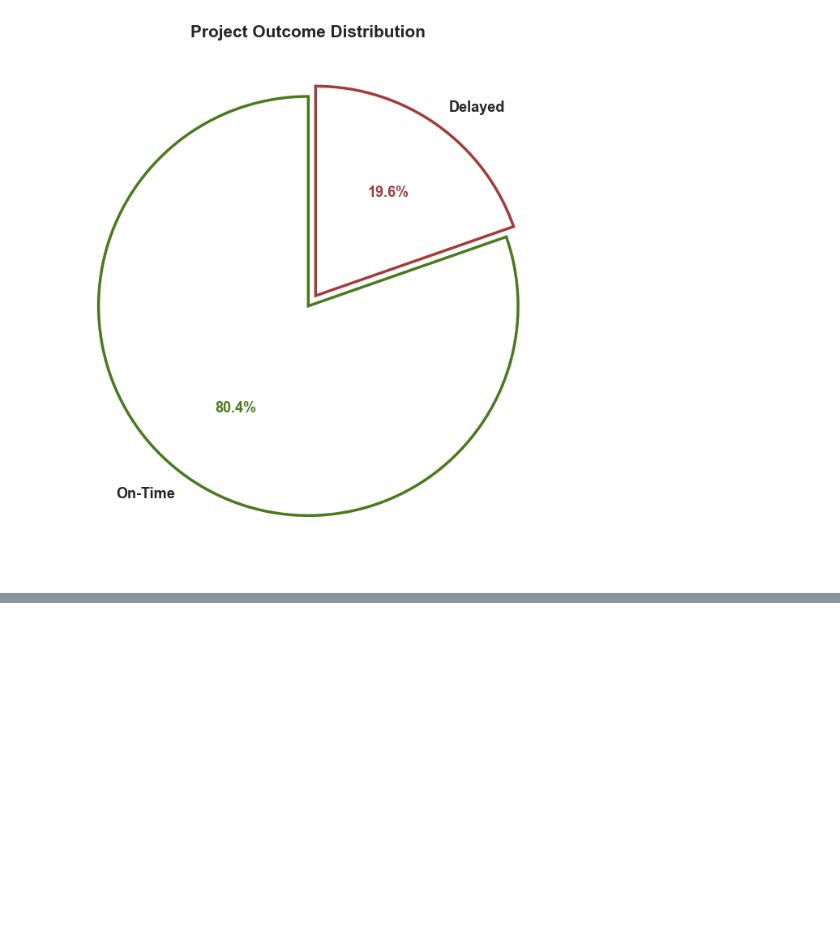
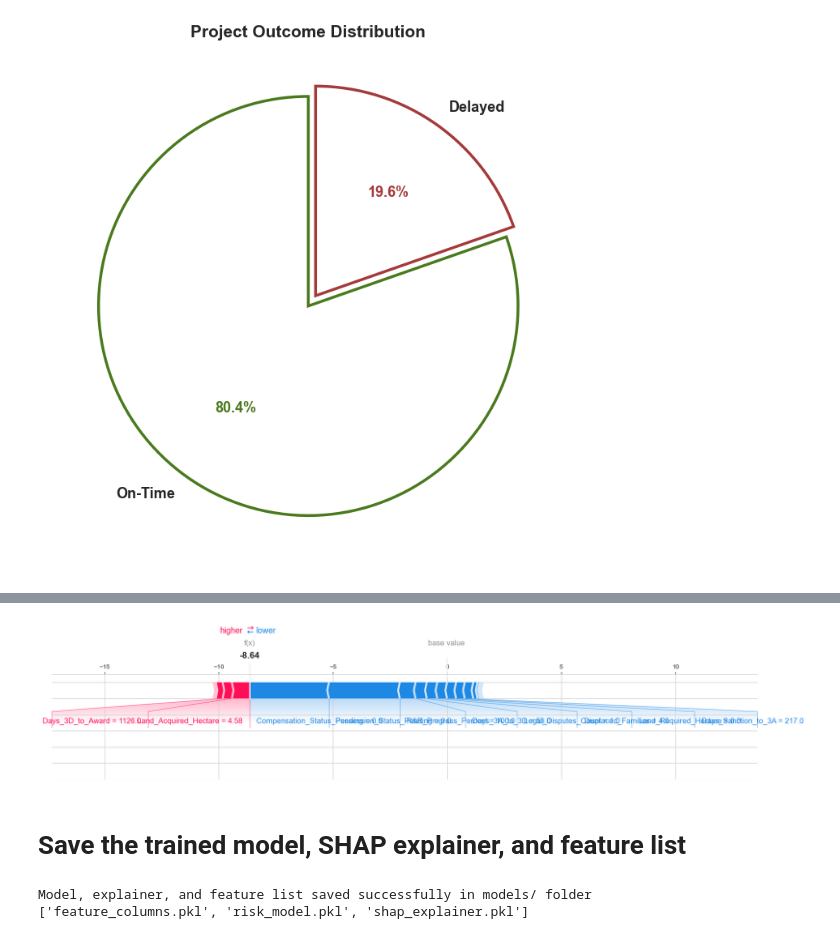
Before and after one commit to Butkii025/BhuNirvighna-Ai, a Jupyter notebook: notebook.ipynb, the cells around one changed output, grey strips where cells are left out. Cells and saved outputs as stored; diff of their text form; code cells hidden in the pictures; blank space fills up the shorter version.

```diff
--- a/notebook.ipynb
+++ b/notebook.ipynb
@@ -281,0 +518,38 @@ plt.show()
+# %%
+# Explain ONE specific project's prediction
+
+sample_idx = 0
+shap.force_plot(
+    explainer.expected_value, shap_values[sample_idx], X_test.iloc[sample_idx],
+    matplotlib=True, show=False
+)
+
+
+plt.savefig("visuals/11_shap_force_plot_sample.png", dpi=200, bbox_inches='tight')
+
+plt.show()
+# %% [output]
+[figure, added]
+# %% [markdown]
+# Save the trained model, SHAP explainer, and feature list
+# %%
+import joblib
+import os
+
+os.makedirs("models", exist_ok=True)
+
+# Save the trained model (use whichever performed better — assuming XGBoost)
+joblib.dump(xgb_model, "models/risk_model.pkl")
+
+# Save the SHAP explainer
+joblib.dump(explainer, "models/shap_explainer.pkl")
+
+# Save the exact column order/names used during training —
+# your dashboard MUST feed the model data in this exact same format later
+joblib.dump(list(X_train.columns), "models/feature_columns.pkl")
+
+print("Model, explainer, and feature list saved successfully in models/ folder")
+print(os.listdir("models"))
+# %% [output]
+Model, explainer, and feature list saved successfully in models/ folder
+['feature_columns.pkl', 'risk_model.pkl', 'shap_explainer.pkl']
```
Also changed, not shown: parts of 29 cells of this notebook, 11 other files.
